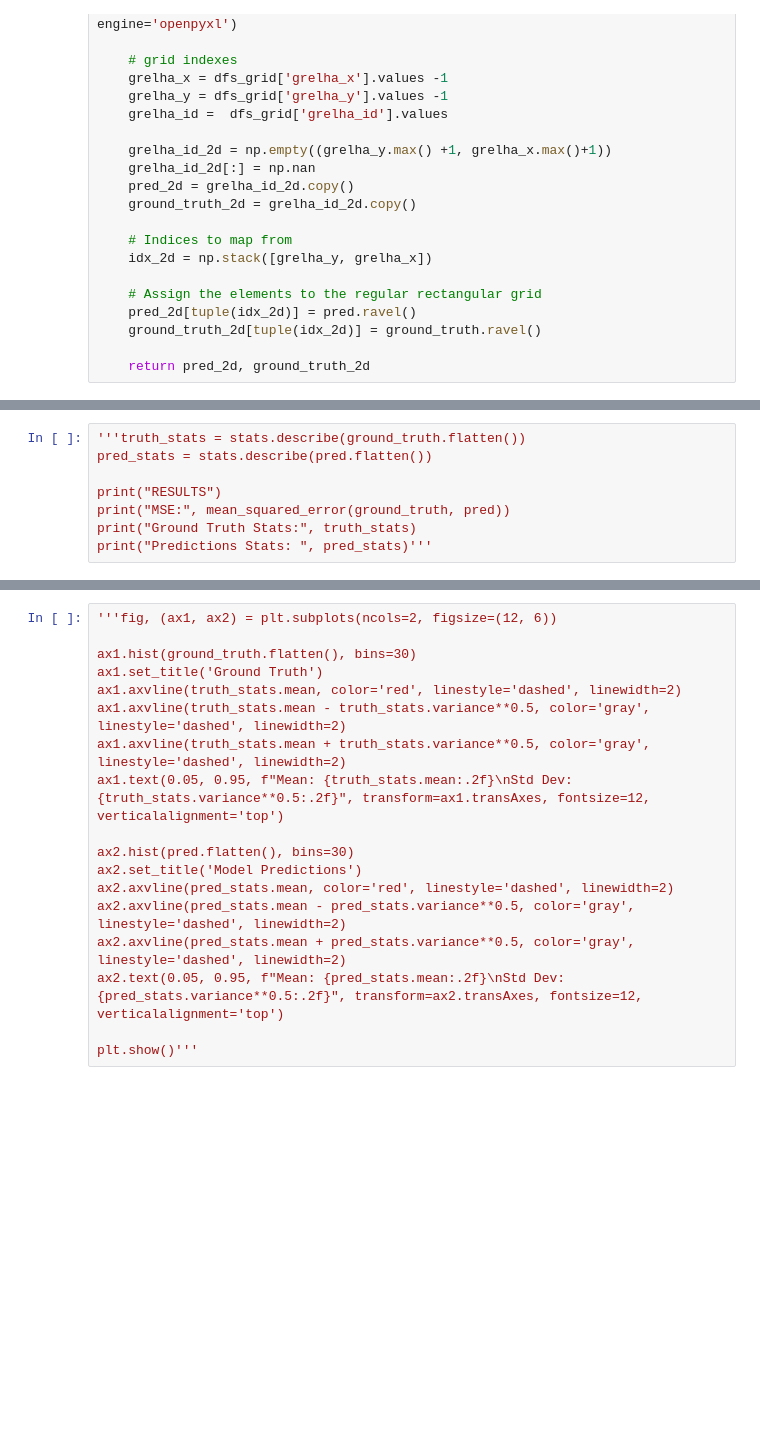
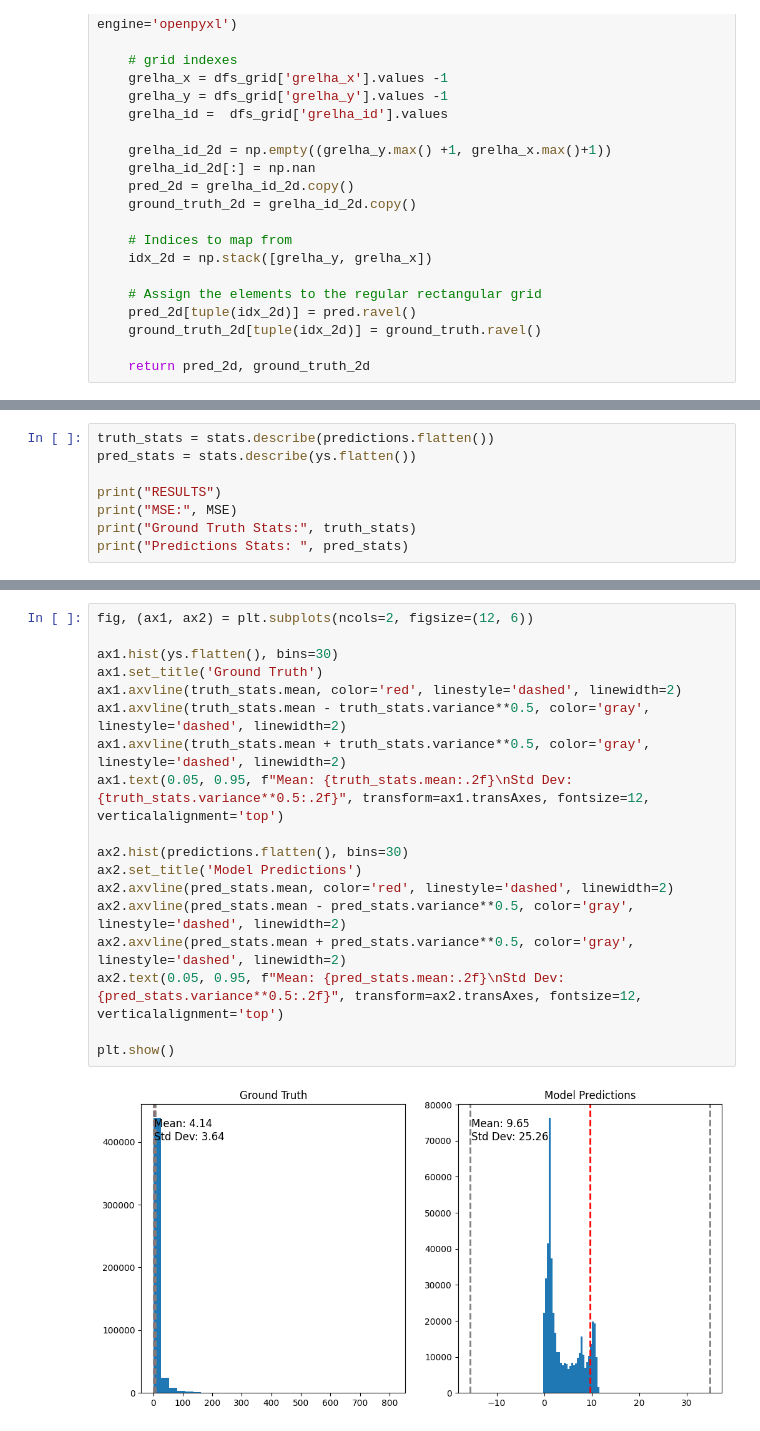
Before and after one commit to duarteoliper/WDL_2023, a Jupyter notebook: notebooks/iterate_modelling.ipynb, the cells around one changed output, grey strips where cells are left out. Cells and saved outputs as stored; diff of their text form; blank space fills up the shorter version.

```diff
--- a/notebooks/iterate_modelling.ipynb
+++ b/notebooks/iterate_modelling.ipynb
@@ -340,8 +447,8 @@ for time in range(4):
 # %%
-'''truth_stats = stats.describe(ground_truth.flatten())
-pred_stats = stats.describe(pred.flatten())
+truth_stats = stats.describe(predictions.flatten())
+pred_stats = stats.describe(ys.flatten())
 
 print("RESULTS")
-print("MSE:", mean_squared_error(ground_truth, pred))
+print("MSE:", MSE)
 print("Ground Truth Stats:", truth_stats)
-print("Predictions Stats: ", pred_stats)'''
+print("Predictions Stats: ", pred_stats)
@@ -348,18 +460,20 @@ print("Predictions Stats: ", pred_stats)'''
 # %%
-'''fig, (ax1, ax2) = plt.subplots(ncols=2, figsize=(12, 6))
+fig, (ax1, ax2) = plt.subplots(ncols=2, figsize=(12, 6))
 
-ax1.hist(ground_truth.flatten(), bins=30)
+ax1.hist(ys.flatten(), bins=30)
 ax1.set_title('Ground Truth')
 ax1.axvline(truth_stats.mean, color='red', linestyle='dashed', linewidth=2)
 ax1.axvline(truth_stats.mean - truth_stats.variance**0.5, color='gray', linestyle='dashed', linewidth=2)
 ax1.axvline(truth_stats.mean + truth_stats.variance**0.5, color='gray', linestyle='dashed', linewidth=2)
 ax1.text(0.05, 0.95, f"Mean: {truth_stats.mean:.2f}\nStd Dev: {truth_stats.variance**0.5:.2f}", transform=ax1.transAxes, fontsize=12, verticalalignment='top')
 
-ax2.hist(pred.flatten(), bins=30)
+ax2.hist(predictions.flatten(), bins=30)
 ax2.set_title('Model Predictions')
 ax2.axvline(pred_stats.mean, color='red', linestyle='dashed', linewidth=2)
 ax2.axvline(pred_stats.mean - pred_stats.variance**0.5, color='gray', linestyle='dashed', linewidth=2)
 ax2.axvline(pred_stats.mean + pred_stats.variance**0.5, color='gray', linestyle='dashed', linewidth=2)
 ax2.text(0.05, 0.95, f"Mean: {pred_stats.mean:.2f}\nStd Dev: {pred_stats.variance**0.5:.2f}", transform=ax2.transAxes, fontsize=12, verticalalignment='top')
 
-plt.show()'''
+plt.show()
+# %% [output]
+[figure, added]
```
Also changed, not shown: parts of 8 cells of this notebook.
